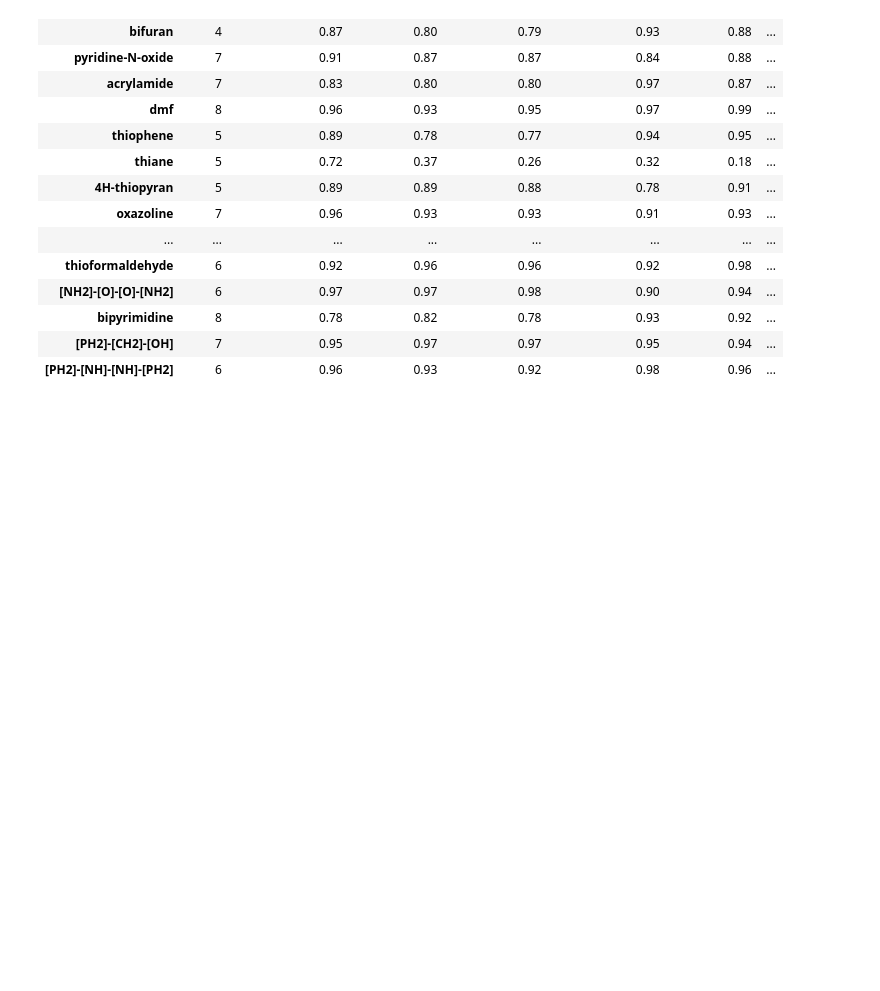
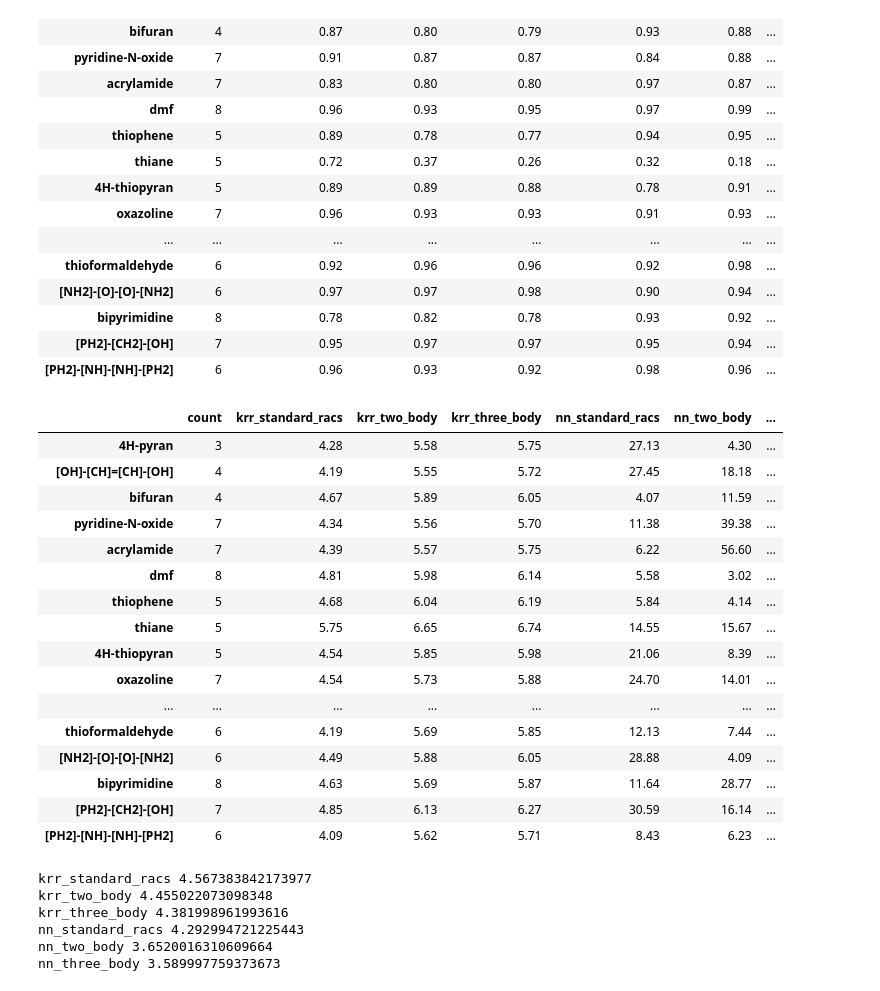
Before and after one commit to hjkgrp/many_body_ml, a Jupyter notebook: scripts_and_notebooks/scoring/model_scores_sse.ipynb, the cells around one changed output. Saved outputs shown, nothing was run; the diff lists cells and outputs as text; code cells hidden in the pictures; blank space fills up the shorter version.

Commit message:
Add ligand dependence MNLL

```diff
--- a/scripts_and_notebooks/scoring/model_scores_sse.ipynb
+++ b/scripts_and_notebooks/scoring/model_scores_sse.ipynb
@@ -240,7 +248,7 @@ test_ligands = [
     "[PH2]-[NH]-[NH]-[PH2]",
 ]
 # %%
-def ligand_dependence(metric):
+def ligand_dependence(metric, requires_uncertainty=False):
     results = {}
     key = "ligand_test"
     data_set = data_sets[key]
@@ -249,10 +257,17 @@ def ligand_dependence(metric):
         mask = data_set["name"].str.contains(lig, regex=False)
         result_row["count"] = np.count_nonzero(mask)
         for experiment in experiments:
-            result_row[experiment.name] = metric(
-                data_set[mask][experiment.target.full_name()],
-                experiment.predictions[key][mask],
-            )
+            if requires_uncertainty:
+                result_row[experiment.name] = metric(
+                    data_set[mask][experiment.target.full_name()],
+                    experiment.predictions[key][mask],
+                    experiment.uncertainties[key][mask],
+                )
+            else:
+                result_row[experiment.name] = metric(
+                    data_set[mask][experiment.target.full_name()],
+                    experiment.predictions[key][mask],
+                )
         results[lig] = result_row
     return pd.DataFrame.from_dict(results, orient="index")
 # %%
@@ -295,3 +310,44 @@ ligand_dependence(r2_score).round(2)
 | bipyrimidine | 8 | 0.78 | 0.82 | 0.78 | 0.93 | 0.92 | ... |
 | [PH2]-[CH2]-[OH] | 7 | 0.95 | 0.97 | 0.97 | 0.95 | 0.94 | ... |
 | [PH2]-[NH]-[NH]-[PH2] | 6 | 0.96 | 0.93 | 0.92 | 0.98 | 0.96 | ... |
+# %%
+ligand_dependence(mean_negative_log_likelihood, requires_uncertainty=True).round(2)
+# %% [output]
+|  | count | krr_standard_racs | krr_two_body | krr_three_body | nn_standard_racs | nn_two_body | ... |
+| 4H-pyran | 3 | 4.28 | 5.58 | 5.75 | 27.13 | 4.30 | ... |
+| [OH]-[CH]=[CH]-[OH] | 4 | 4.19 | 5.55 | 5.72 | 27.45 | 18.18 | ... |
+| bifuran | 4 | 4.67 | 5.89 | 6.05 | 4.07 | 11.59 | ... |
+| pyridine-N-oxide | 7 | 4.34 | 5.56 | 5.70 | 11.38 | 39.38 | ... |
+| acrylamide | 7 | 4.39 | 5.57 | 5.75 | 6.22 | 56.60 | ... |
+| dmf | 8 | 4.81 | 5.98 | 6.14 | 5.58 | 3.02 | ... |
+| thiophene | 5 | 4.68 | 6.04 | 6.19 | 5.84 | 4.14 | ... |
+| thiane | 5 | 5.75 | 6.65 | 6.74 | 14.55 | 15.67 | ... |
+| 4H-thiopyran | 5 | 4.54 | 5.85 | 5.98 | 21.06 | 8.39 | ... |
+| oxazoline | 7 | 4.54 | 5.73 | 5.88 | 24.70 | 14.01 | ... |
+| ... | ... | ... | ... | ... | ... | ... | ... |
+| thioformaldehyde | 6 | 4.19 | 5.69 | 5.85 | 12.13 | 7.44 | ... |
+| [NH2]-[O]-[O]-[NH2] | 6 | 4.49 | 5.88 | 6.05 | 28.88 | 4.09 | ... |
+| bipyrimidine | 8 | 4.63 | 5.69 | 5.87 | 11.64 | 28.77 | ... |
+| [PH2]-[CH2]-[OH] | 7 | 4.85 | 6.13 | 6.27 | 30.59 | 16.14 | ... |
+| [PH2]-[NH]-[NH]-[PH2] | 6 | 4.09 | 5.62 | 5.71 | 8.43 | 6.23 | ... |
+# %%
+key = "ligand_test"
+data_set = data_sets[key]
+mask = data_set["name"].str.contains("thiane", regex=False) | data_set[
+    "name"
+].str.contains("[PH]=[CH]-[OH]", regex=False)
+for experiment in experiments:
+    print(
+        experiment.name,
+        mean_absolute_error(
+            data_set[~mask][experiment.target.full_name()],
+            experiment.predictions[key][~mask],
+        ),
+    )
+# %% [output]
+krr_standard_racs 4.567383842173977
+krr_two_body 4.455022073098348
+krr_three_body 4.381998961993616
+nn_standard_racs 4.292994721225443
+nn_two_body 3.6520016310609664
+nn_three_body 3.589997759373673
```
Also changed, not shown: parts of 2 cells of this notebook.
